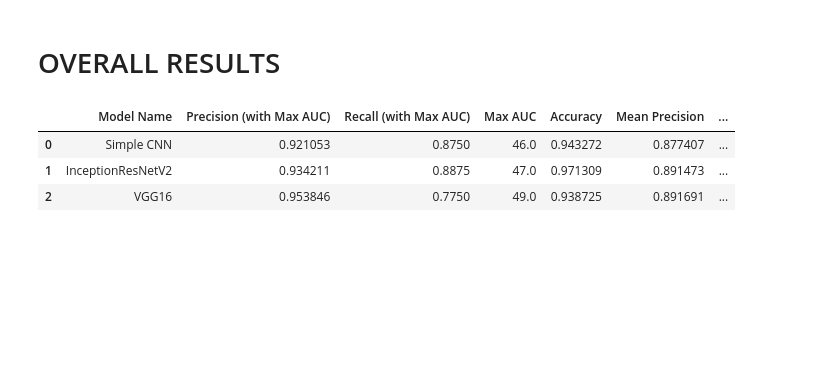
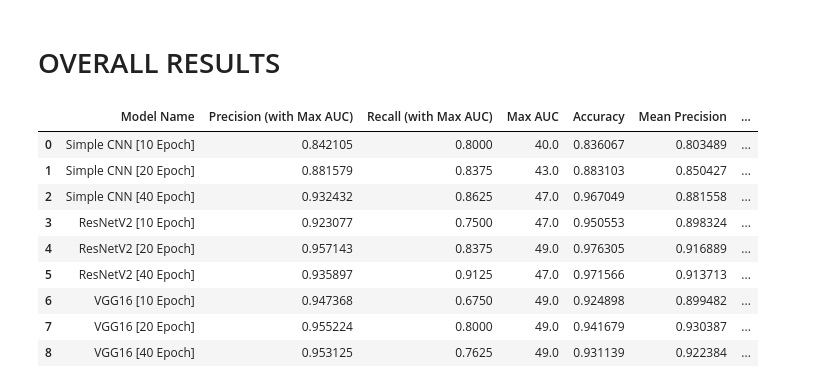
Before and after one commit to rheasridhar/NN-Tumor-Classification, a Jupyter notebook: MLProject/MRI-CNN-cancerIA-dataset.ipynb, the cells around one changed output. Cells and saved outputs as stored; diff of their text form; code cells hidden in the pictures; blank space fills up the shorter version.

```diff
--- a/MLProject/MRI-CNN-cancerIA-dataset.ipynb
+++ b/MLProject/MRI-CNN-cancerIA-dataset.ipynb
@@ -324,0 +486,6 @@ plot_metrics(history3)
+# %%
+# EPOCH SIZE 40
+history6 = model.fit(
+    train_generator,epochs = 40,
+    validation_data = validation_generator,
+    class_weight=train_class_weights)
@@ -342,3 +553,9 @@ model = tf.keras.Sequential([
 model.compile(optimizer = tf.optimizers.Adam(learning_rate = 0.0001),
                 loss = "binary_crossentropy",
                 metrics=metrics)
+# %%
+# EPOCH SIZE 10
+history7 = model.fit(
+    train_generator,epochs = 10,
+    validation_data = validation_generator,
+    class_weight=train_class_weights)
@@ -345,4 +609,8 @@ model.compile(optimizer = tf.optimizers.Adam(learning_rate = 0.0001),
 # %%
-history4 = model.fit(train_generator,epochs = 20, validation_data = validation_generator, class_weight=train_class_weights)
+# EPOCH SIZE 20
+history8 = model.fit(
+    train_generator,epochs = 20,
+    validation_data = validation_generator,
+    class_weight=train_class_weights)
 # %% [output]
 Epoch 1/20
@@ -390,0 +659,6 @@ plot_metrics(history4)
+# %%
+# EPOCH SIZE 40
+history9 = model.fit(
+    train_generator,epochs = 40,
+    validation_data = validation_generator,
+    class_weight=train_class_weights)
@@ -391,43 +709,55 @@ plot_metrics(history4)
 # %% [markdown]
 # OVERALL RESULTS
 # %%
-res = [["Simple CNN", ],
-       ["InceptionResNetV2", ],
-       ["VGG16", ]]
-histories = [history1,history3,history4]
+res = [["Simple CNN [10 Epoch]", ],
+       ["Simple CNN [20 Epoch]", ],
+       ["Simple CNN [40 Epoch]", ],
+       ["ResNetV2 [10 Epoch]", ],
+       ["ResNetV2 [20 Epoch]", ],
+       ["ResNetV2 [40 Epoch]", ],
+       ["VGG16 [10 Epoch]", ],
+       ["VGG16 [20 Epoch]", ],
+       ["VGG16 [40 Epoch]", ]]
+histories = [history1,history2,history3,history4,history5,history6,history7,history8,history9]
 
 for i,hist in enumerate(histories):
 
     hist_li = list(hist.history.values())
 
     acc = hist_li[15][0]
     precision = hist_li[16][0]
     recall = hist_li[17][0]
     max_auc = hist_li[18][0]
 
     mean_acc = np.mean(hist_li[15])
     mean_precision = np.mean(hist_li[16])
     mean_recall = np.mean(hist_li[17])
     mean_auc = np.mean(hist_li[18])
 
 
     for j in range(len(hist_li[16])):
         if hist_li[18][j] > max_auc: # finding epoch with maximum AUC achieved
 
             acc = hist_li[15][j]
             precision = hist_li[16][j]
             recall = hist_li[17][j]
             max_auc = hist_li[18][j]
 
 
     res[i] += [precision,recall, max_auc, acc,mean_precision, mean_recall,mean_auc,mean_acc]
 
 df = pd.DataFrame(res, columns = ["Model Name", f"Precision (with Max AUC)","Recall (with Max AUC)"," Max AUC", "Accuracy",
                                  "Mean Precision", "Mean Recall","Mean AUC", "Mean Accuracy"])
 
 df
 # %% [output]
 |  | Model Name | Precision (with Max AUC) | Recall (with Max AUC) | Max AUC | Accuracy | Mean Precision | ... |
-| 0 | Simple CNN | 0.921053 | 0.8750 | 46.0 | 0.943272 | 0.877407 | ... |
-| 1 | InceptionResNetV2 | 0.934211 | 0.8875 | 47.0 | 0.971309 | 0.891473 | ... |
-| 2 | VGG16 | 0.953846 | 0.7750 | 49.0 | 0.938725 | 0.891691 | ... |
+| 0 | Simple CNN [10 Epoch] | 0.842105 | 0.8000 | 40.0 | 0.836067 | 0.803489 | ... |
+| 1 | Simple CNN [20 Epoch] | 0.881579 | 0.8375 | 43.0 | 0.883103 | 0.850427 | ... |
+| 2 | Simple CNN [40 Epoch] | 0.932432 | 0.8625 | 47.0 | 0.967049 | 0.881558 | ... |
+| 3 | ResNetV2 [10 Epoch] | 0.923077 | 0.7500 | 47.0 | 0.950553 | 0.898324 | ... |
+| 4 | ResNetV2 [20 Epoch] | 0.957143 | 0.8375 | 49.0 | 0.976305 | 0.916889 | ... |
+| 5 | ResNetV2 [40 Epoch] | 0.935897 | 0.9125 | 47.0 | 0.971566 | 0.913713 | ... |
+| 6 | VGG16 [10 Epoch] | 0.947368 | 0.6750 | 49.0 | 0.924898 | 0.899482 | ... |
+| 7 | VGG16 [20 Epoch] | 0.955224 | 0.8000 | 49.0 | 0.941679 | 0.930387 | ... |
+| 8 | VGG16 [40 Epoch] | 0.953125 | 0.7625 | 49.0 | 0.931139 | 0.922384 | ... |
```
Also changed, not shown: parts of 39 cells of this notebook, 2 other files.
